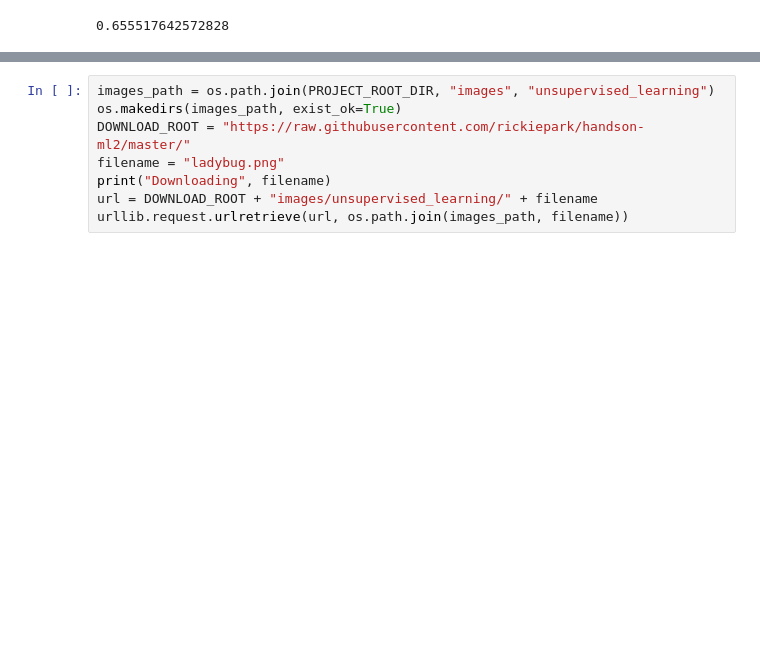
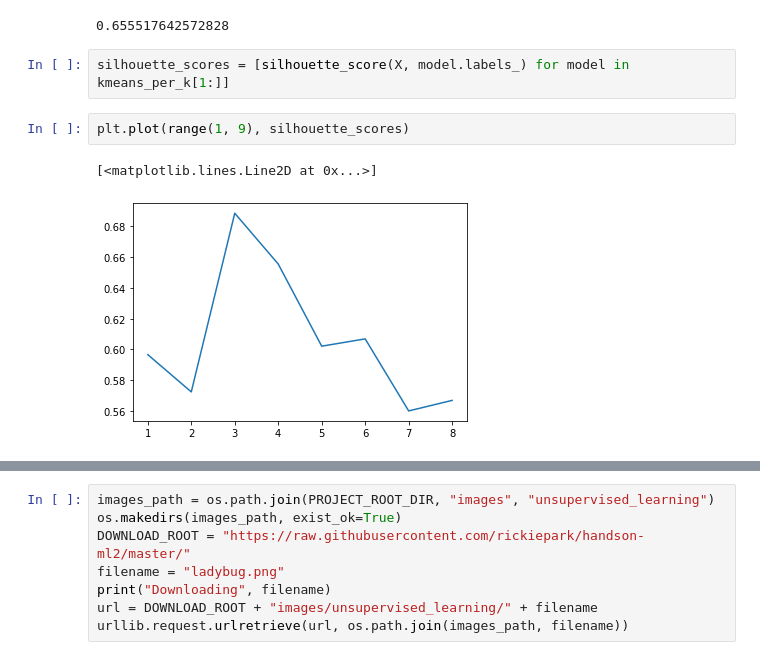
Before and after one commit to hykhhijk/Hands-on-ML, a Jupyter notebook: Chapter9.ipynb, the cells around one changed output, grey strips where cells are left out. Drawn from its saved outputs; the diff is of its cells as text; blank space fills up the shorter version.

```diff
--- a/Chapter9.ipynb
+++ b/Chapter9.ipynb
@@ -83,3 +92,10 @@ from sklearn.metrics import silhouette_score
 silhouette_score(X, kmeans.labels_)
 # %% [output]
 0.655517642572828
+# %%
+silhouette_scores = [silhouette_score(X, model.labels_) for model in kmeans_per_k[1:]]
+# %%
+plt.plot(range(1, 9), silhouette_scores)
+# %% [output]
+[<matplotlib.lines.Line2D at 0x...>]
+[figure, added]
```
Also changed, not shown: parts of 31 cells of this notebook, 1 other file.
